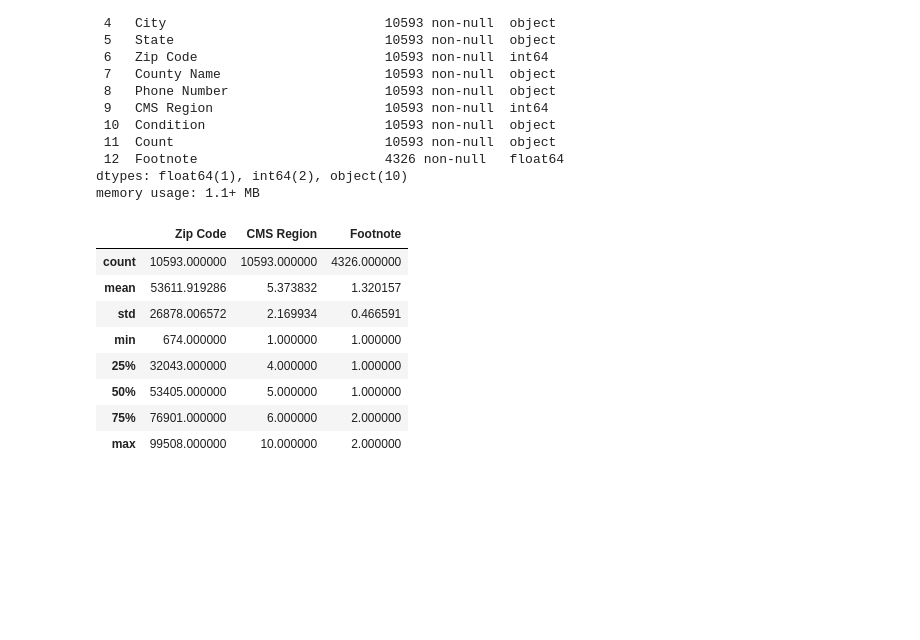
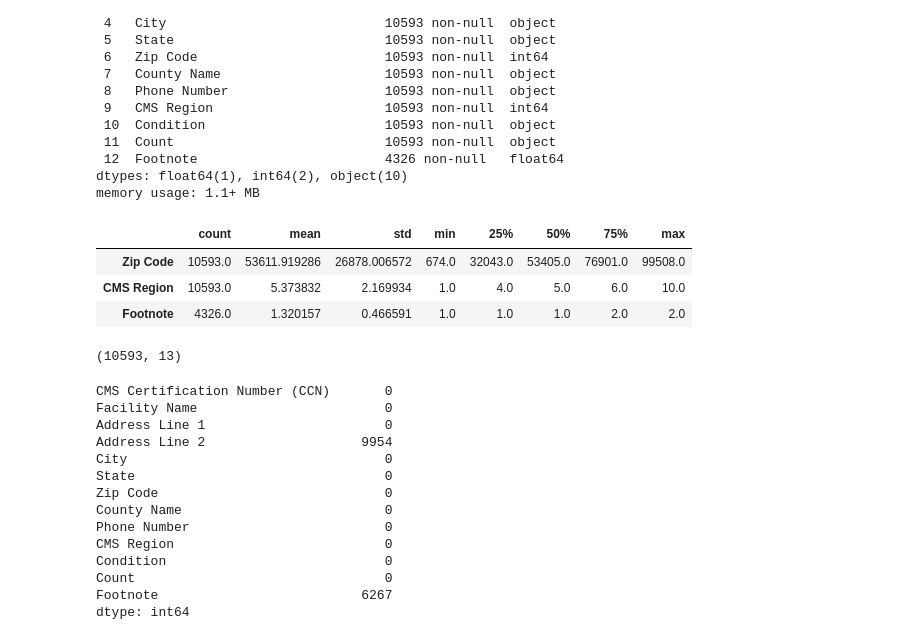
Before and after one commit to AJMartinezLlanes/medicare-inpatient-rehab-conditions, a Jupyter notebook: wrangle.ipynb, the cells around one changed output. Drawn from its saved outputs; the diff is of its cells as text; code cells hidden in the pictures; blank space fills up the shorter version.

```diff
--- a/wrangle.ipynb
+++ b/wrangle.ipynb
@@ -55,14 +71,30 @@ Data columns (total 13 columns):
 dtypes: float64(1), int64(2), object(10)
 memory usage: 1.1+ MB
 # %%
-df.describe()
+df.describe().T
 # %% [output]
-|  | Zip Code | CMS Region | Footnote |
-| count | 10593.000000 | 10593.000000 | 4326.000000 |
-| mean | 53611.919286 | 5.373832 | 1.320157 |
-| std | 26878.006572 | 2.169934 | 0.466591 |
-| min | 674.000000 | 1.000000 | 1.000000 |
-| 25% | 32043.000000 | 4.000000 | 1.000000 |
-| 50% | 53405.000000 | 5.000000 | 1.000000 |
-| 75% | 76901.000000 | 6.000000 | 2.000000 |
-| max | 99508.000000 | 10.000000 | 2.000000 |
+|  | count | mean | std | min | 25% | 50% | 75% | max |
+| Zip Code | 10593.0 | 53611.919286 | 26878.006572 | 674.0 | 32043.0 | 53405.0 | 76901.0 | 99508.0 |
+| CMS Region | 10593.0 | 5.373832 | 2.169934 | 1.0 | 4.0 | 5.0 | 6.0 | 10.0 |
+| Footnote | 4326.0 | 1.320157 | 0.466591 | 1.0 | 1.0 | 1.0 | 2.0 | 2.0 |
+# %%
+df.shape
+# %% [output]
+(10593, 13)
+# %%
+df.isnull().sum()
+# %% [output]
+CMS Certification Number (CCN)       0
+Facility Name                        0
+Address Line 1                       0
+Address Line 2                    9954
+City                                 0
+State                                0
+Zip Code                             0
+County Name                          0
+Phone Number                         0
+CMS Region                           0
+Condition                            0
+Count                                0
+Footnote                          6267
+dtype: int64
```
Also changed, not shown: parts of 41 cells of this notebook, 3 other files.
